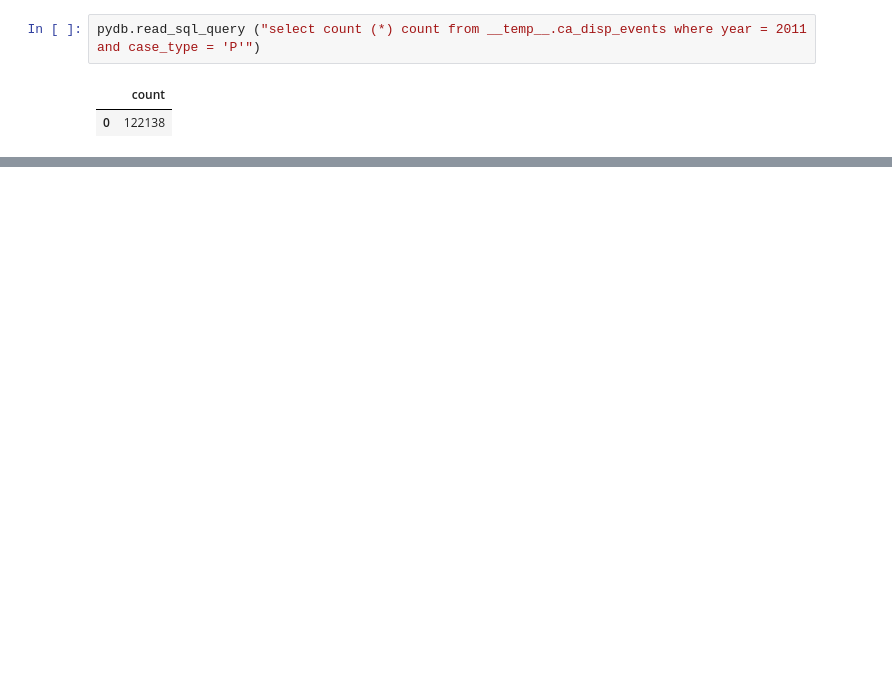
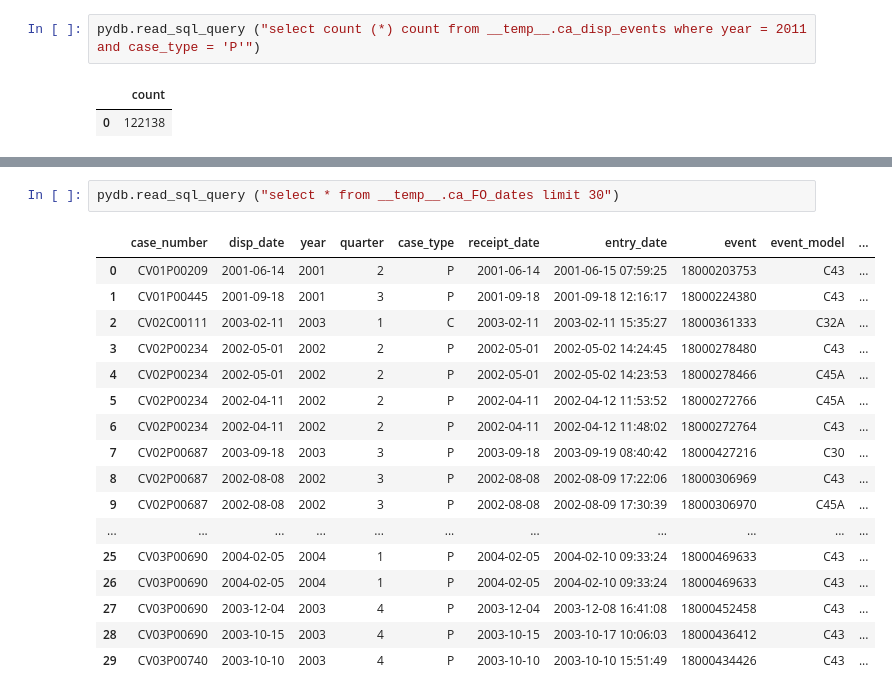
Before and after one commit to moj-analytical-services/FCSQ_data, a Jupyter notebook: data/ca_case_disposals.ipynb, the cells around one changed output, grey strips where cells are left out. Saved outputs shown, nothing was run; the diff lists cells and outputs as text; blank space fills up the shorter version.

Commit message:
code for selecting min/max dates added

```diff
--- a/data/ca_case_disposals.ipynb
+++ b/data/ca_case_disposals.ipynb
@@ -109,0 +127,20 @@ pydb.read_sql_query ("select *  from __temp__.ca_disp_events limit 10")
+# %%
+pydb.read_sql_query ("select * from __temp__.ca_FO_dates limit 30")
+# %% [output]
+|  | case_number | disp_date | year | quarter | case_type | receipt_date | entry_date | event | event_model | ... |
+| 0 | CV01P00209 | 2001-06-14 | 2001 | 2 | P | 2001-06-14 | 2001-06-15 07:59:25 | 18000203753 | C43 | ... |
+| 1 | CV01P00445 | 2001-09-18 | 2001 | 3 | P | 2001-09-18 | 2001-09-18 12:16:17 | 18000224380 | C43 | ... |
+| 2 | CV02C00111 | 2003-02-11 | 2003 | 1 | C | 2003-02-11 | 2003-02-11 15:35:27 | 18000361333 | C32A | ... |
+| 3 | CV02P00234 | 2002-05-01 | 2002 | 2 | P | 2002-05-01 | 2002-05-02 14:24:45 | 18000278480 | C43 | ... |
+| 4 | CV02P00234 | 2002-05-01 | 2002 | 2 | P | 2002-05-01 | 2002-05-02 14:23:53 | 18000278466 | C45A | ... |
+| 5 | CV02P00234 | 2002-04-11 | 2002 | 2 | P | 2002-04-11 | 2002-04-12 11:53:52 | 18000272766 | C45A | ... |
+| 6 | CV02P00234 | 2002-04-11 | 2002 | 2 | P | 2002-04-11 | 2002-04-12 11:48:02 | 18000272764 | C43 | ... |
+| 7 | CV02P00687 | 2003-09-18 | 2003 | 3 | P | 2003-09-18 | 2003-09-19 08:40:42 | 18000427216 | C30 | ... |
+| 8 | CV02P00687 | 2002-08-08 | 2002 | 3 | P | 2002-08-08 | 2002-08-09 17:22:06 | 18000306969 | C43 | ... |
+| 9 | CV02P00687 | 2002-08-08 | 2002 | 3 | P | 2002-08-08 | 2002-08-09 17:30:39 | 18000306970 | C45A | ... |
+| ... | ... | ... | ... | ... | ... | ... | ... | ... | ... | ... |
+| 25 | CV03P00690 | 2004-02-05 | 2004 | 1 | P | 2004-02-05 | 2004-02-10 09:33:24 | 18000469633 | C43 | ... |
+| 26 | CV03P00690 | 2004-02-05 | 2004 | 1 | P | 2004-02-05 | 2004-02-10 09:33:24 | 18000469633 | C43 | ... |
+| 27 | CV03P00690 | 2003-12-04 | 2003 | 4 | P | 2003-12-04 | 2003-12-08 16:41:08 | 18000452458 | C43 | ... |
+| 28 | CV03P00690 | 2003-10-15 | 2003 | 4 | P | 2003-10-15 | 2003-10-17 10:06:03 | 18000436412 | C43 | ... |
+| 29 | CV03P00740 | 2003-10-10 | 2003 | 4 | P | 2003-10-10 | 2003-10-10 15:51:49 | 18000434426 | C43 | ... |
```
Also changed, not shown: parts of 3 cells of this notebook.
